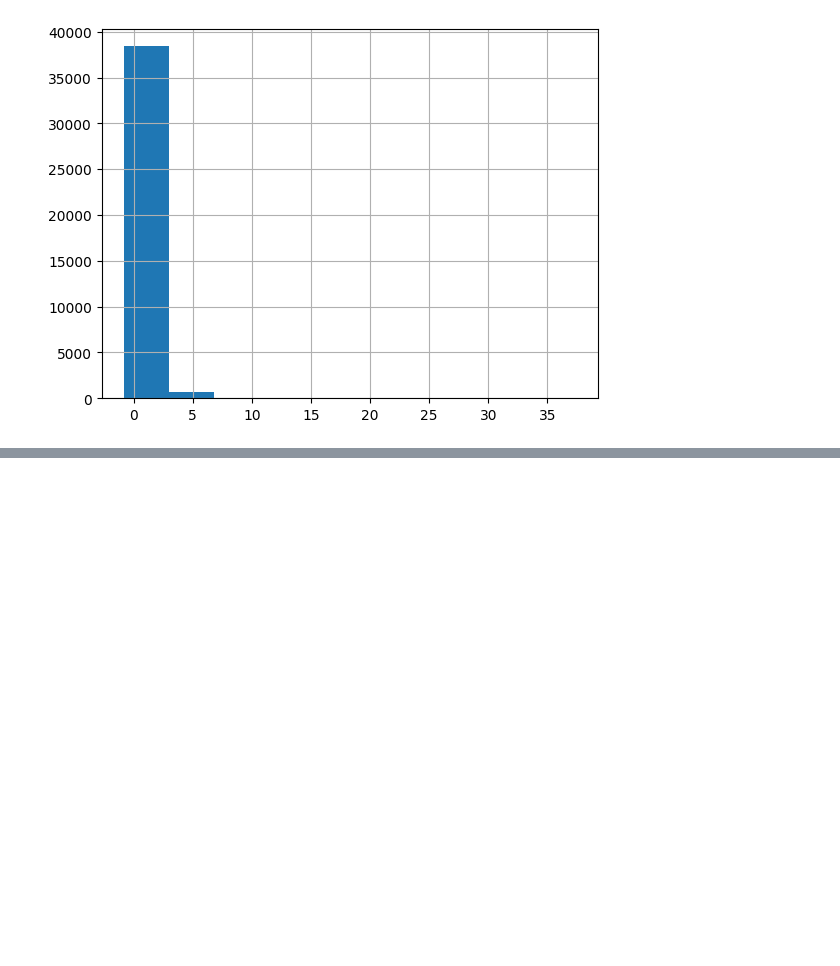
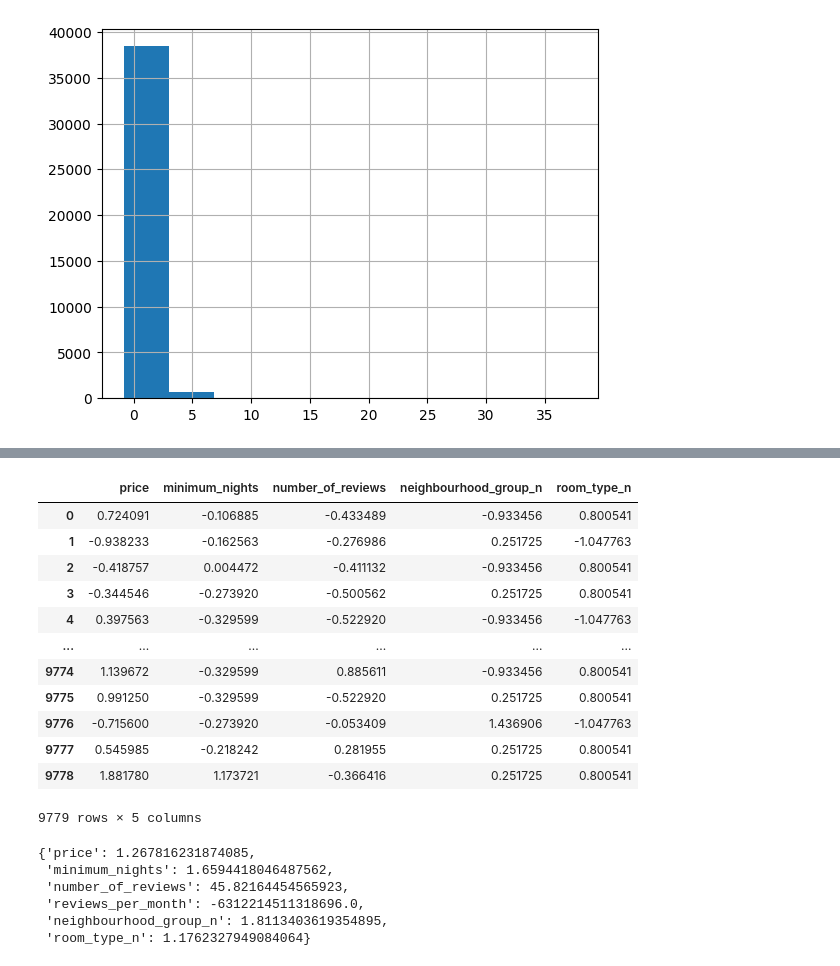
Before and after one commit to 4GeeksAcademy/nicholasdetriomachine-learning-python-template, a Jupyter notebook: src/explore.ipynb, the cells around one changed output, grey strips where cells are left out. Cells and saved outputs as stored; diff of their text form; code cells hidden in the pictures; blank space fills up the shorter version.

```diff
--- a/src/explore.ipynb
+++ b/src/explore.ipynb
@@ -886,0 +908,25 @@ ValueError: The truth value of a Series is ambiguous. Use a.empty, a.bool(), a.i
+# %%
+X_test_sel
+# %% [output]
+|  | price | minimum_nights | number_of_reviews | neighbourhood_group_n | room_type_n |
+| 0 | 0.724091 | -0.106885 | -0.433489 | -0.933456 | 0.800541 |
+| 1 | -0.938233 | -0.162563 | -0.276986 | 0.251725 | -1.047763 |
+| 2 | -0.418757 | 0.004472 | -0.411132 | -0.933456 | 0.800541 |
+| 3 | -0.344546 | -0.273920 | -0.500562 | 0.251725 | 0.800541 |
+| 4 | 0.397563 | -0.329599 | -0.522920 | -0.933456 | -1.047763 |
+| ... | ... | ... | ... | ... | ... |
+| 9774 | 1.139672 | -0.329599 | 0.885611 | -0.933456 | 0.800541 |
+| 9775 | 0.991250 | -0.329599 | -0.522920 | 0.251725 | 0.800541 |
+| 9776 | -0.715600 | -0.273920 | -0.053409 | 1.436906 | -1.047763 |
+| 9777 | 0.545985 | -0.218242 | 0.281955 | 0.251725 | 0.800541 |
+| 9778 | 1.881780 | 1.173721 | -0.366416 | 0.251725 | 0.800541 |
+9779 rows × 5 columns
+# %%
+dict(zip(X_train.columns,selection_model.scores_))
+# %% [output]
+{'price': 1.267816231874085,
+ 'minimum_nights': 1.6594418046487562,
+ 'number_of_reviews': 45.82164454565923,
+ 'reviews_per_month': -6312214511318696.0,
+ 'neighbourhood_group_n': 1.8113403619354895,
+ 'room_type_n': 1.1762327949084064}
```
Also changed, not shown: parts of 16 cells of this notebook, 4 other files.
